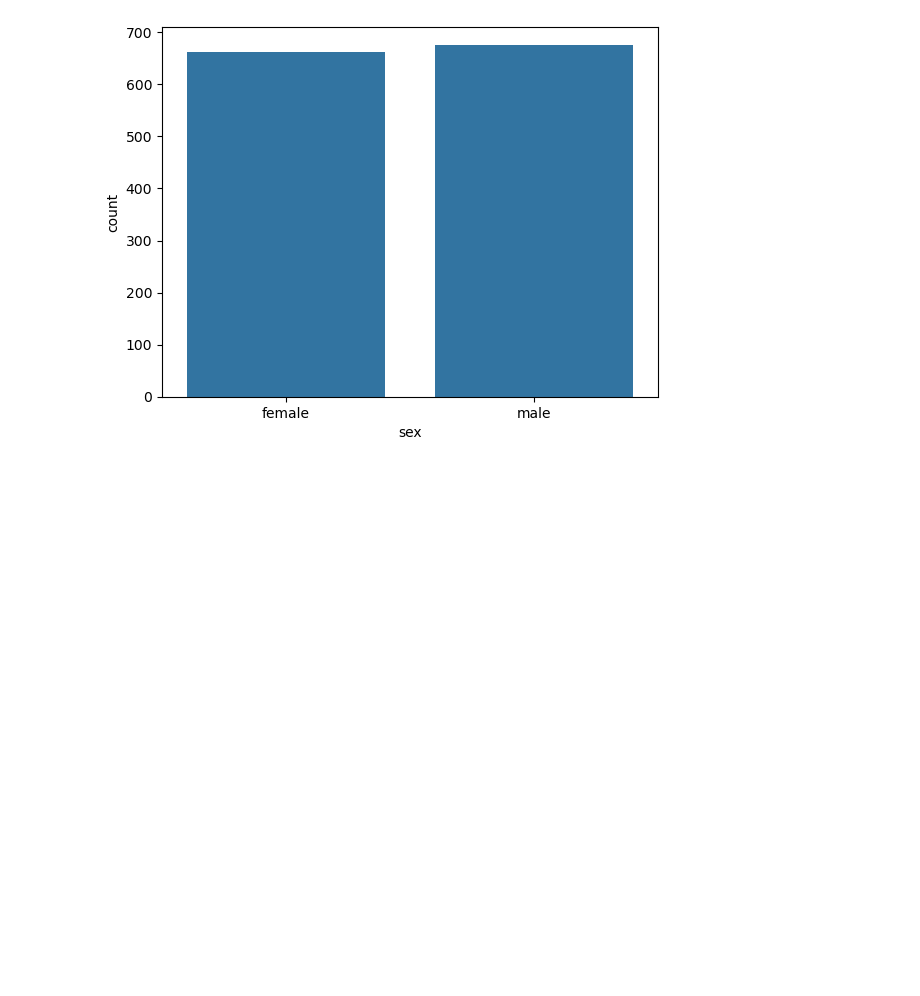
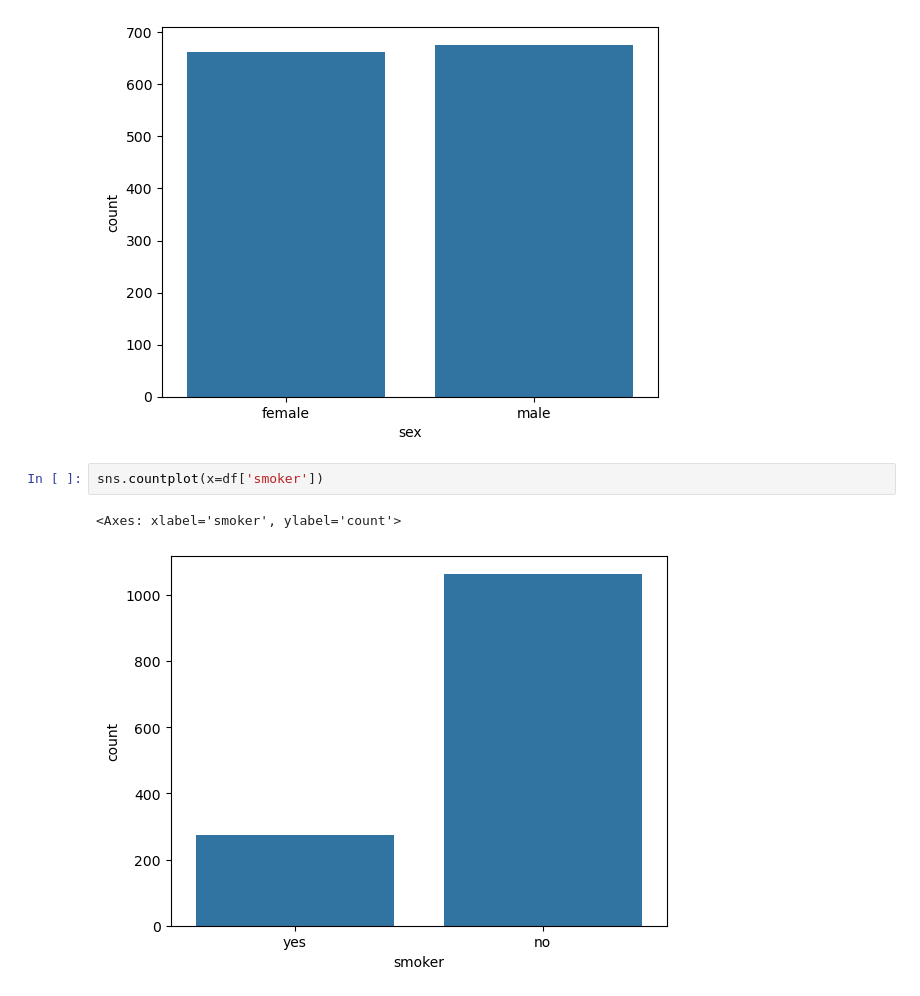
Before and after one commit to khizarzafar/insurance-cost-predictor, a Jupyter notebook: EDA.ipynb, the cells around one changed output. Cells and saved outputs as stored; diff of their text form; blank space fills up the shorter version.

```diff
--- a/EDA.ipynb
+++ b/EDA.ipynb
@@ -93,3 +93,8 @@ sns.countplot(x=df['sex'])
 # %% [output]
 <Axes: xlabel='sex', ylabel='count'>
 [figure]
+# %%
+sns.countplot(x=df['smoker'])
+# %% [output]
+<Axes: xlabel='smoker', ylabel='count'>
+[figure, added]
```
Also changed, not shown: parts of 23 cells of this notebook.
